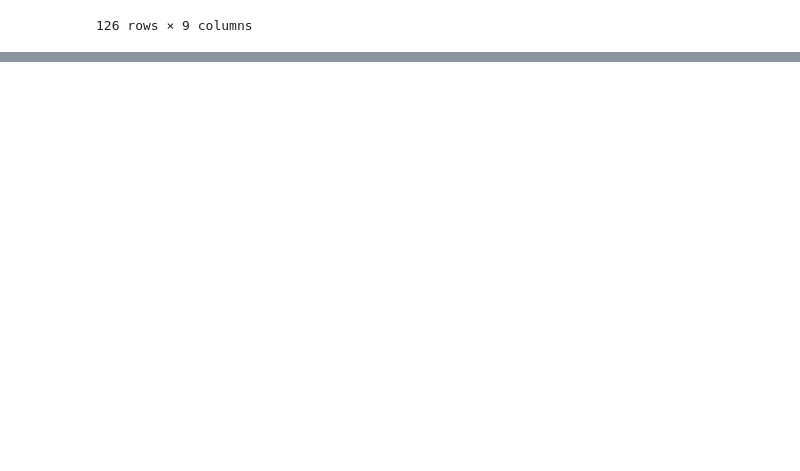
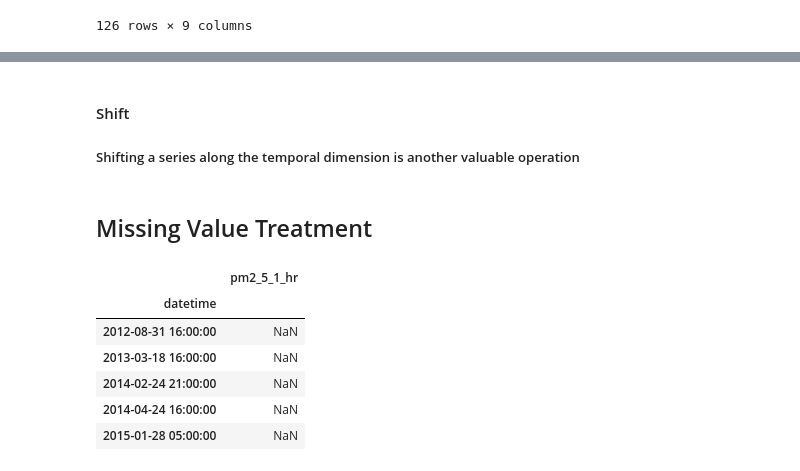
Before and after one commit to MrFanciful/Modern-Time-Series-Forecasting-with-Python-2E, a Jupyter notebook: my_work/chapter_02/01_My_Missing_Values.ipynb, the cells around one changed output, grey strips where cells are left out. Drawn from its saved outputs; the diff is of its cells as text; code cells hidden in the pictures; blank space fills up the shorter version.

```diff
--- a/my_work/chapter_02/01_My_Missing_Values.ipynb
+++ b/my_work/chapter_02/01_My_Missing_Values.ipynb
@@ -159,0 +242,3 @@ df['2010-01': '2010-06']
+# %% [markdown]
+#### Shift
+##### Shifting a series along the temporal dimension is another valuable operation
@@ -159,0 +300,2 @@ df['2010-01': '2010-06']
+# %% [markdown]
+## Missing Value Treatment
@@ -159,0 +357,16 @@ df['2010-01': '2010-06']
+# %%
+df = pd.read_csv('../../notebooks/Chapter02/au_airquality.csv', sep=',')
+
+df = df.loc[df['name'] == 'Monash', ['datetime', 'pm2_5_1_hr']]
+df['datetime'] = pd.to_datetime(df['datetime'])
+df.sort_values('datetime', inplace=True)
+df.set_index('datetime', inplace=True)
+df.head()
+# %% [output]
+|  | pm2_5_1_hr |
+| datetime |  |
+| 2012-08-31 16:00:00 | NaN |
+| 2013-03-18 16:00:00 | NaN |
+| 2014-02-24 21:00:00 | NaN |
+| 2014-04-24 16:00:00 | NaN |
+| 2015-01-28 05:00:00 | NaN |
```
Also changed, not shown: parts of 27 cells of this notebook, 1 other file.
